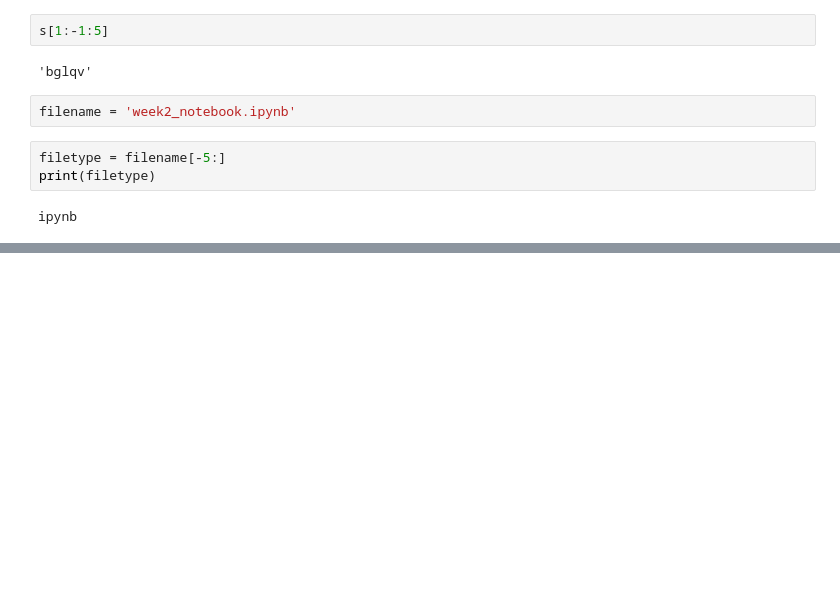
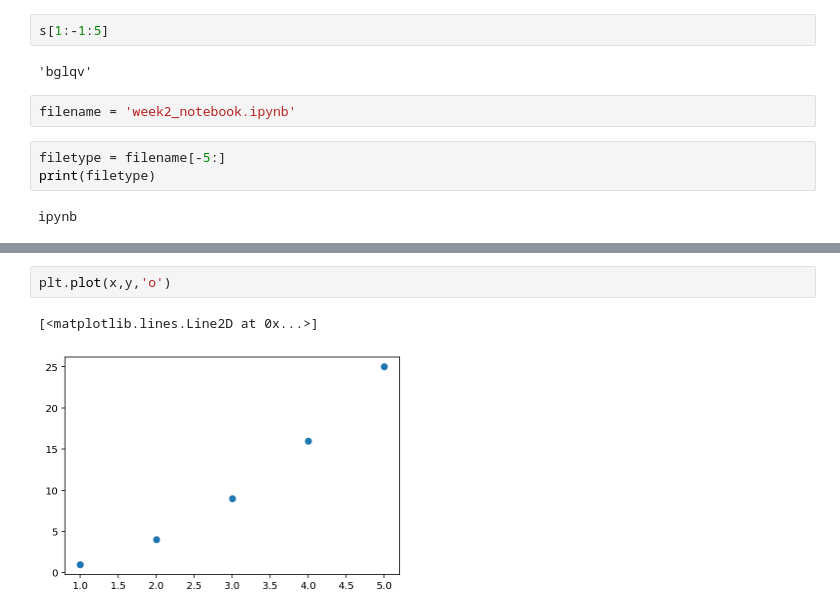
Before and after one commit to jllottes/jllottes.github.io, a Jupyter notebook: _static/weekly_notebooks/week3_notebook.ipynb, the cells around one changed output, grey strips where cells are left out. Saved outputs shown, nothing was run; the diff lists cells and outputs as text; blank space fills up the shorter version.

```diff
--- a/_static/weekly_notebooks/week3_notebook.ipynb
+++ b/_static/weekly_notebooks/week3_notebook.ipynb
@@ -314,0 +805,5 @@ ipynb
+# %%
+plt.plot(x,y,'o')
+# %% [output]
+[<matplotlib.lines.Line2D at 0x...>]
+[figure, added]
```
Also changed, not shown: parts of 101 cells of this notebook, 38 other files.
